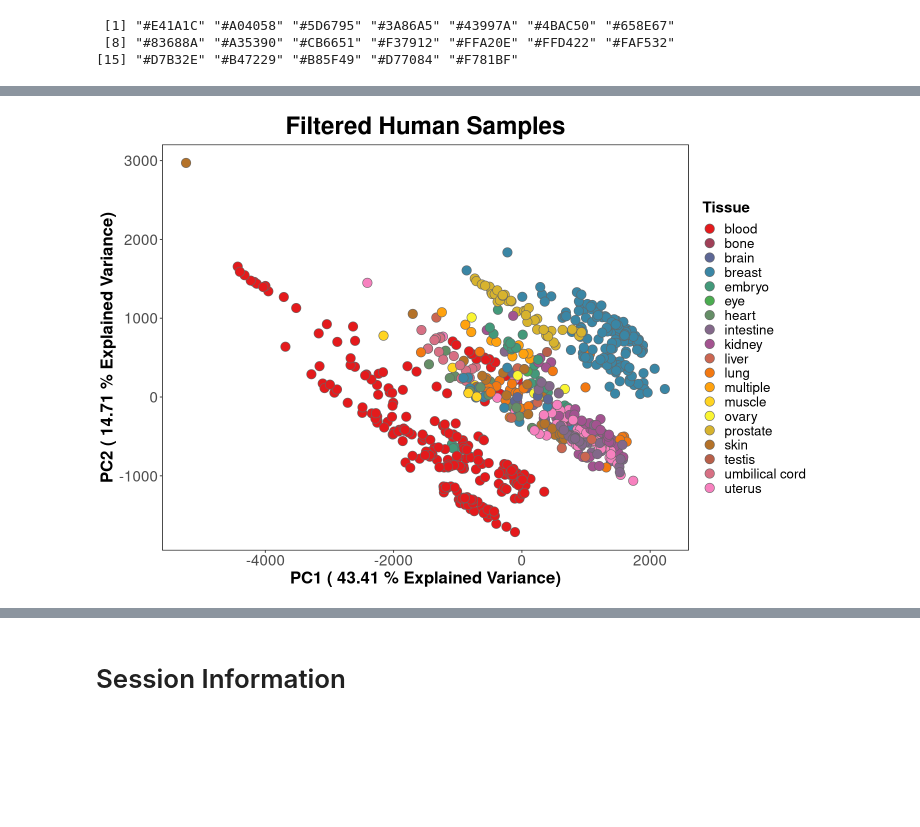
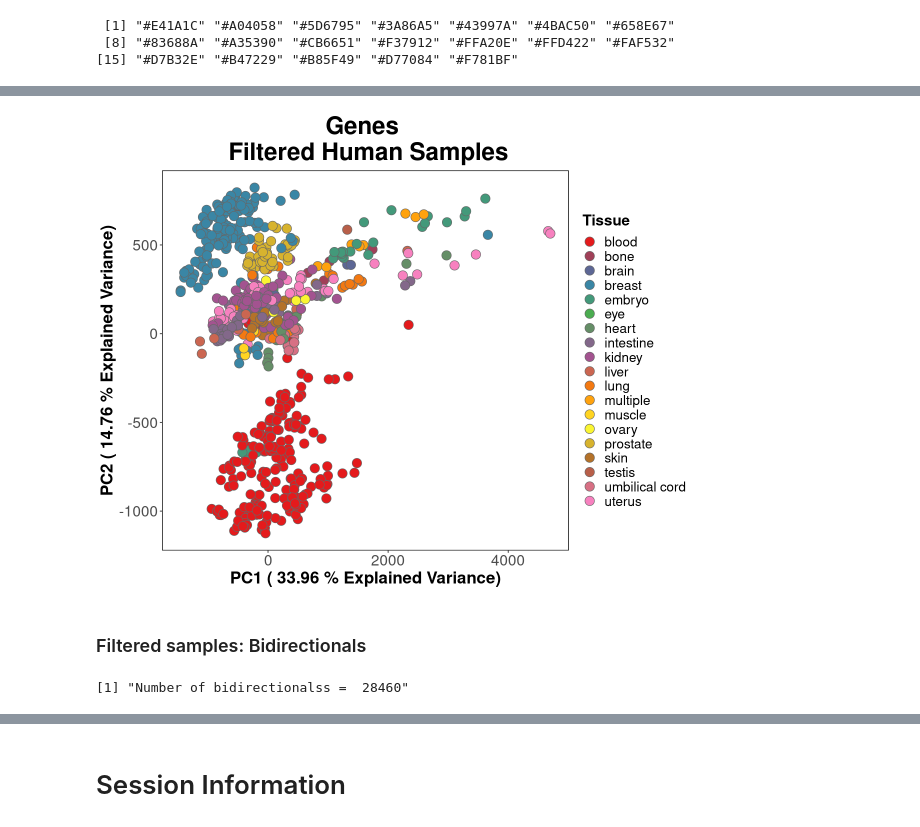
Before and after one commit to Dowell-Lab/DBNascent_Analysis, a Jupyter notebook: analysis/01_normalize_counts.ipynb, the cells around one changed output, grey strips where cells are left out. Saved outputs shown, nothing was run; the diff lists cells and outputs as text; code cells hidden in the pictures; blank space fills up the shorter version.

```diff
--- a/analysis/01_normalize_counts.ipynb
+++ b/analysis/01_normalize_counts.ipynb
@@ -778,10 +778,11 @@ gene_tpm_df <- gene_all_bidir_tpm_df[gene_all_bidir_tpm_df$gene_transcript %in%
                                  counts_genes$gene_transcript,]
 
 ##2. filter genes with transcription
-gene_tpm_df_transcribed <- subset(gene_all_bidir_tpm_summary, max >=5)
+gene_tpm_df_transcribed <- subset(gene_all_bidir_tpm_summary, coefvar>3)
 gene_tpm_transcribed_df <- gene_tpm_df[gene_tpm_df$gene_transcript %in%
                                        gene_tpm_df_transcribed$gene_transcript, ]
 
+print(paste("Number of genes = ", nrow(gene_tpm_transcribed_df)))
 ##3. run PCA
 pca_genes_bidirs <- pca_counts(gene_tpm_transcribed_df, ncolumns)
 # %% [output]
@@ -840,9 +842,11 @@ gene_tpm_filtered <- gene_all_bidir_tpm_filtered[gene_all_bidir_tpm_filtered$gen
                                  counts_genes$gene_transcript,]
 
 ##2. filter genes with transcription
-gene_tpm_df_transcribed <- subset(gene_all_bidir_tpm_filtered_summary, max >=5)
+#I also tested a mean>3 and max >=5 and they showed similar results
+gene_tpm_df_transcribed <- subset(gene_all_bidir_tpm_filtered_summary, coefvar>3)
 gene_tpm_transcribed_filtered <- gene_tpm_filtered[gene_tpm_filtered$gene_transcript %in%
                                        gene_tpm_df_transcribed$gene_transcript, ]
+print(paste("Number of genes = ", nrow(gene_tpm_transcribed_filtered)))
 
 ##3. run PCA
 pca_genes_filtered <- pca_counts(gene_tpm_transcribed_filtered,
@@ -864,3 +864,8 @@ pc4filt <- "4.29"
+# %%
+pc1filt <- "33.96"
+pc2filt <- "14.76"
+pc3filt <- "9.29"
+pc4filt <- "6.61"
 # %%
 #combine PCs with metadata
 pc_tpms_metadata_filtered <- merge(pca_genes_filtered,
@@ -879,10 +884,26 @@ A data.frame: 3 × 18
 # %%
-options(repr.plot.width=12, repr.plot.height=8)
+options(repr.plot.width=10, repr.plot.height=8)
 pc1n2_filtered <- gg_pca_palette(pc_tpms_metadata_filtered, pc_tpms_metadata_filtered$PC1,
        pc_tpms_metadata_filtered$PC2, pc_tpms_metadata_filtered$tissue,mycolors2,
-      "Filtered Human Samples", paste("PC1 (",as.character(pc1filt),"% Explained Variance)"),
+      "Genes \n Filtered Human Samples", paste("PC1 (",as.character(pc1filt),"% Explained Variance)"),
               paste("PC2 (",as.character(pc2filt),"% Explained Variance)"), "Tissue")
 
 pc1n2_filtered
 # %% [output]
-[figure, old version]
+[figure, new version]
+# %% [markdown]
+###  Filtered samples: Bidirectionals
+# %%
+##1. get all bidires
+bidirs_tpm_filtered <- gene_all_bidir_tpm_filtered[!gene_all_bidir_tpm_filtered$gene_transcript %in%
+                                 counts_genes$gene_transcript,]
+
+##2. filter bidirs with transcription
+#added an average TPMs greater than 0.1 filter as we get many bidirectionals
+bidirs_tpm_df_transcribed <- subset(gene_all_bidir_tpm_filtered_summary, coefvar>6 & mean>0.1)
+bidirs_tpm_transcribed_filtered <- bidirs_tpm_filtered[bidirs_tpm_filtered$gene_transcript %in%
+                                       bidirs_tpm_df_transcribed$gene_transcript, ]
+
+print(paste("Number of bidirectionalss = ", nrow(bidirs_tpm_transcribed_filtered)))
+# %% [output]
+[1] "Number of bidirectionalss =  28460"
```
Also changed, not shown: parts of 17 cells of this notebook, 5 other files.
